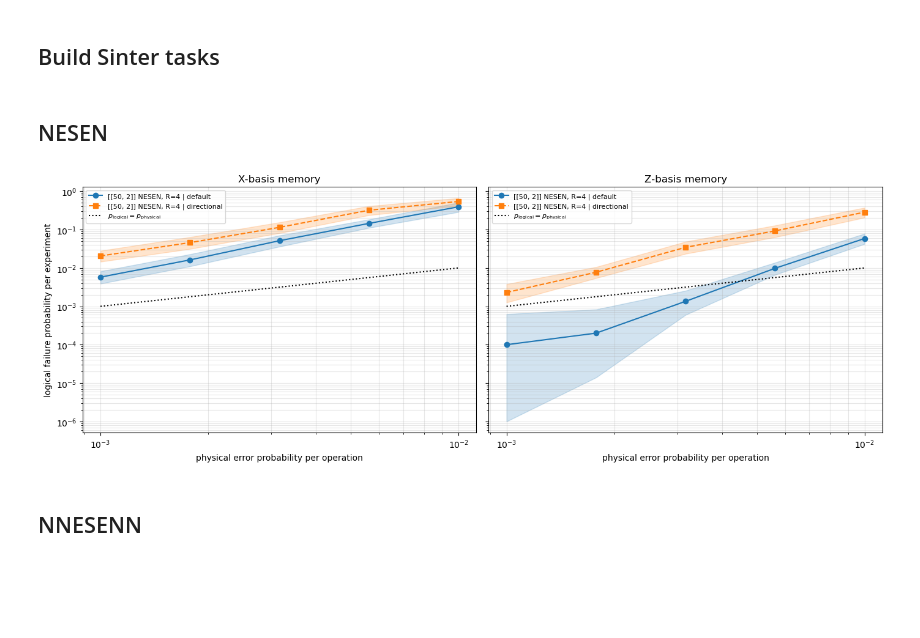
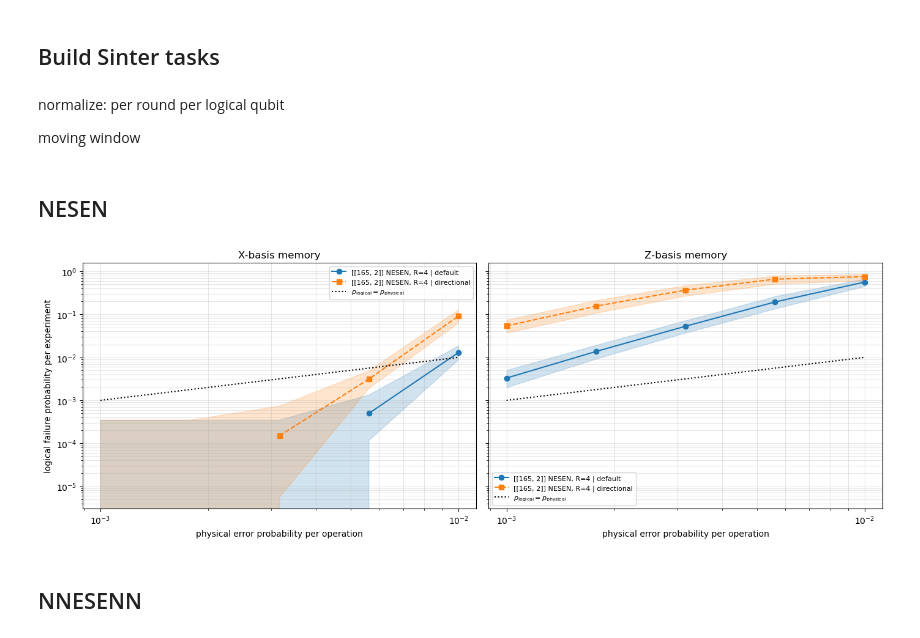
Before and after one commit to frafino/distance_codes, a Jupyter notebook: notebooks/dtc_analysis_noise_comparison.ipynb, the cells around one changed output. Saved outputs shown, nothing was run; the diff lists cells and outputs as text; code cells hidden in the pictures; blank space fills up the shorter version.

Commit message:
Added plot with (M,N)=(22,3)

```diff
--- a/notebooks/dtc_analysis_noise_comparison.ipynb
+++ b/notebooks/dtc_analysis_noise_comparison.ipynb
@@ -160,25 +160,29 @@ def plot_fixed_basis_results(
     axes[0].set_ylabel("logical failure probability per experiment")
     figure.tight_layout()
     return figure, axes
+# %% [markdown]
+normalize: per round per logical qubit
+
+moving window
 # %% [markdown]
 ## NESEN
 # %%
 nesen_codes = [
-    (dtc.DirectionalTileCode(M=4, N=4, word=dtc.DirectionalWord("NESEN")), 4)
+    (dtc.DirectionalTileCode(M=22, N=3, word=dtc.DirectionalWord("NESEN")), 4)
 ]
 bp_lsd_decoder = decoders.SinterDecoder(
     decoder=decoders.bp_lsd(
         max_iter=30,
         bp_method="ms",
         lsd_method="LSD_CS",
         lsd_order=0,
     )
 )
 
 plot_fixed_basis_results(nesen_codes, bp_lsd_decoder)
 plt.show()
 # %% [output]
-[figure, old version]
+[figure, new version]
 # %% [markdown]
 ## NNESENN
 # %%
```
